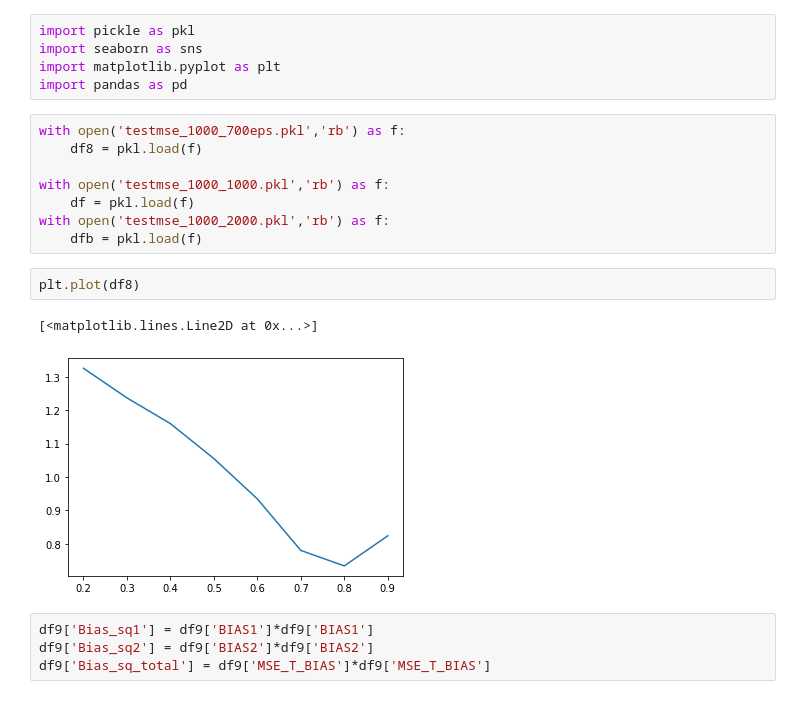
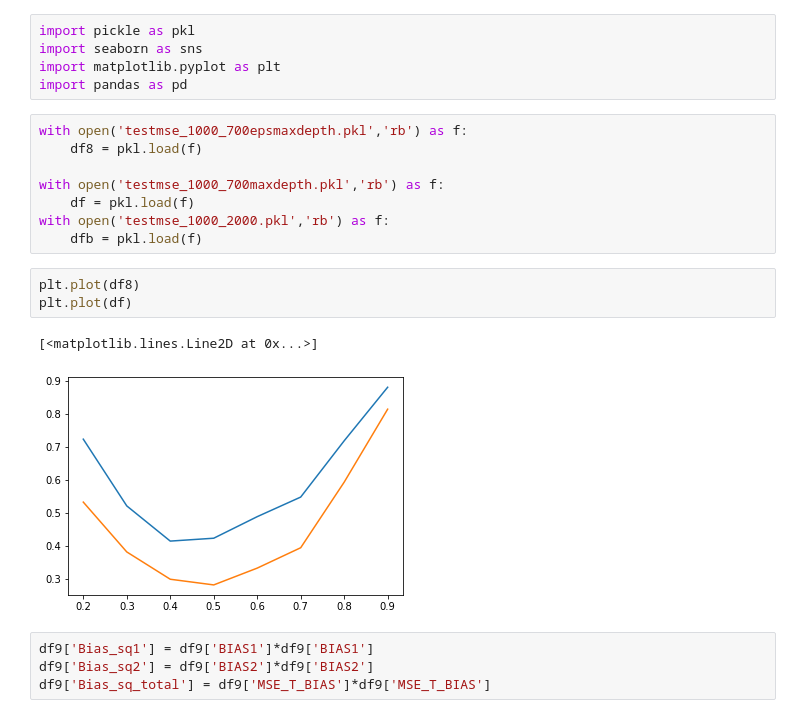
Before and after one commit to nominmar/codes1, a Jupyter notebook: CTL/present.ipynb, the cells around one changed output. Saved outputs shown, nothing was run; the diff lists cells and outputs as text.

Commit message:
eps and maxdepth

```diff
--- a/CTL/present.ipynb
+++ b/CTL/present.ipynb
@@ -4,18 +4,19 @@ import seaborn as sns
 import matplotlib.pyplot as plt
 import pandas as pd
 # %%
-with open('testmse_1000_700eps.pkl','rb') as f:
+with open('testmse_1000_700epsmaxdepth.pkl','rb') as f:
     df8 = pkl.load(f)
 
-with open('testmse_1000_1000.pkl','rb') as f:
+with open('testmse_1000_700maxdepth.pkl','rb') as f:
     df = pkl.load(f)
 with open('testmse_1000_2000.pkl','rb') as f:
     dfb = pkl.load(f)
 # %%
 plt.plot(df8)
+plt.plot(df)
 # %% [output]
 [<matplotlib.lines.Line2D at 0x...>]
-[figure, old version]
+[figure, new version]
 # %%
 df9['Bias_sq1'] = df9['BIAS1']*df9['BIAS1']
 df9['Bias_sq2'] = df9['BIAS2']*df9['BIAS2']
```
Also changed, not shown: 4 other files.
